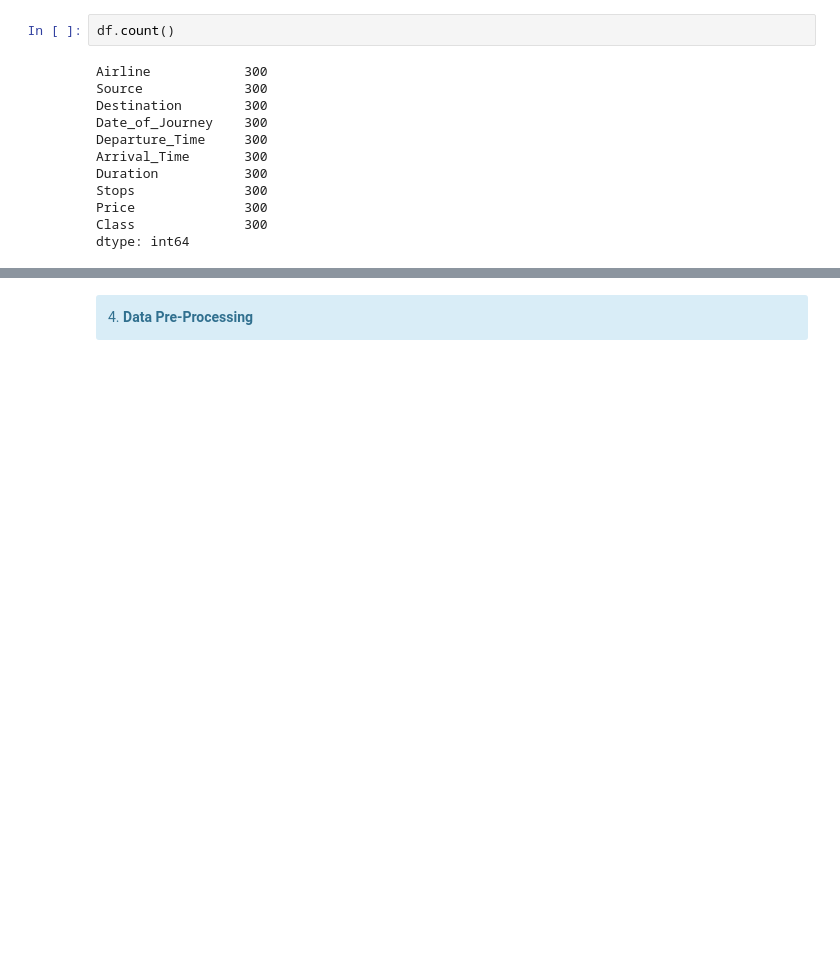
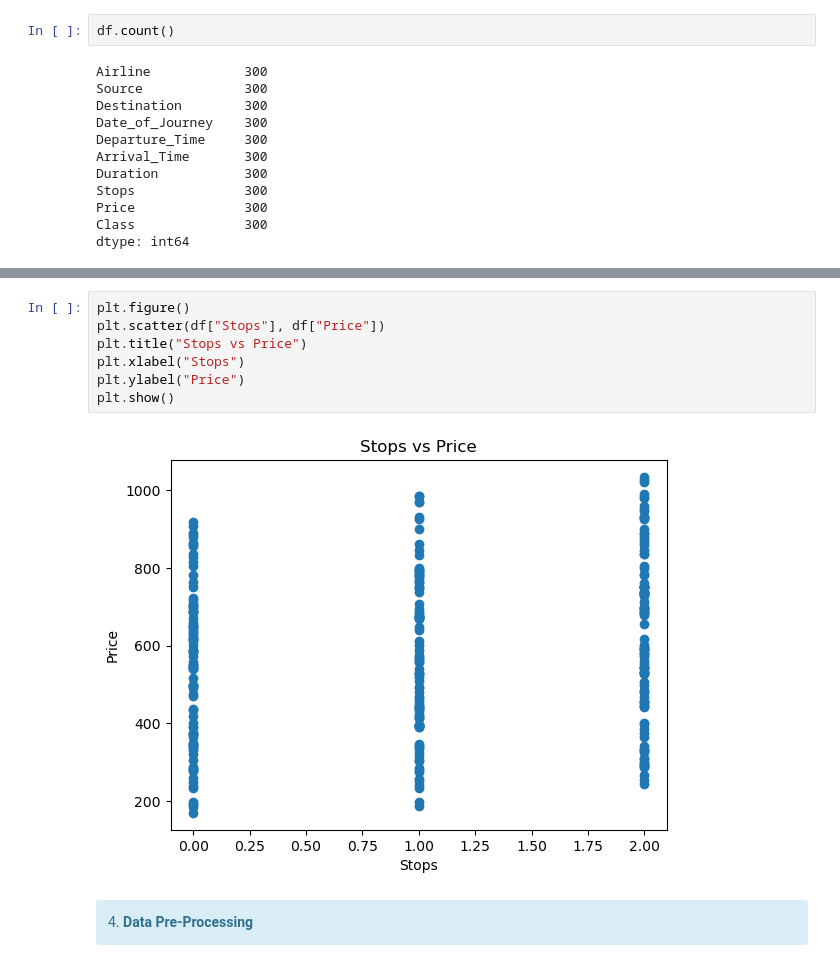
Before and after one commit to Najia1809/Flight-price-prediction, a Jupyter notebook: model.ipynb, the cells around one changed output, grey strips where cells are left out. Cells and saved outputs as stored; diff of their text form; blank space fills up the shorter version.

```diff
--- a/model.ipynb
+++ b/model.ipynb
@@ -148,3 +161,12 @@ dtype: int64
+# %%
+plt.figure()
+plt.scatter(df["Stops"], df["Price"])
+plt.title("Stops vs Price")
+plt.xlabel("Stops")
+plt.ylabel("Price")
+plt.show()
+# %% [output]
+[figure, added]
 # %% [markdown]
 <div class="alert alert-block alert-info">
     4. <b>Data Pre-Processing</b>
```
Also changed, not shown: parts of 5 cells of this notebook.
